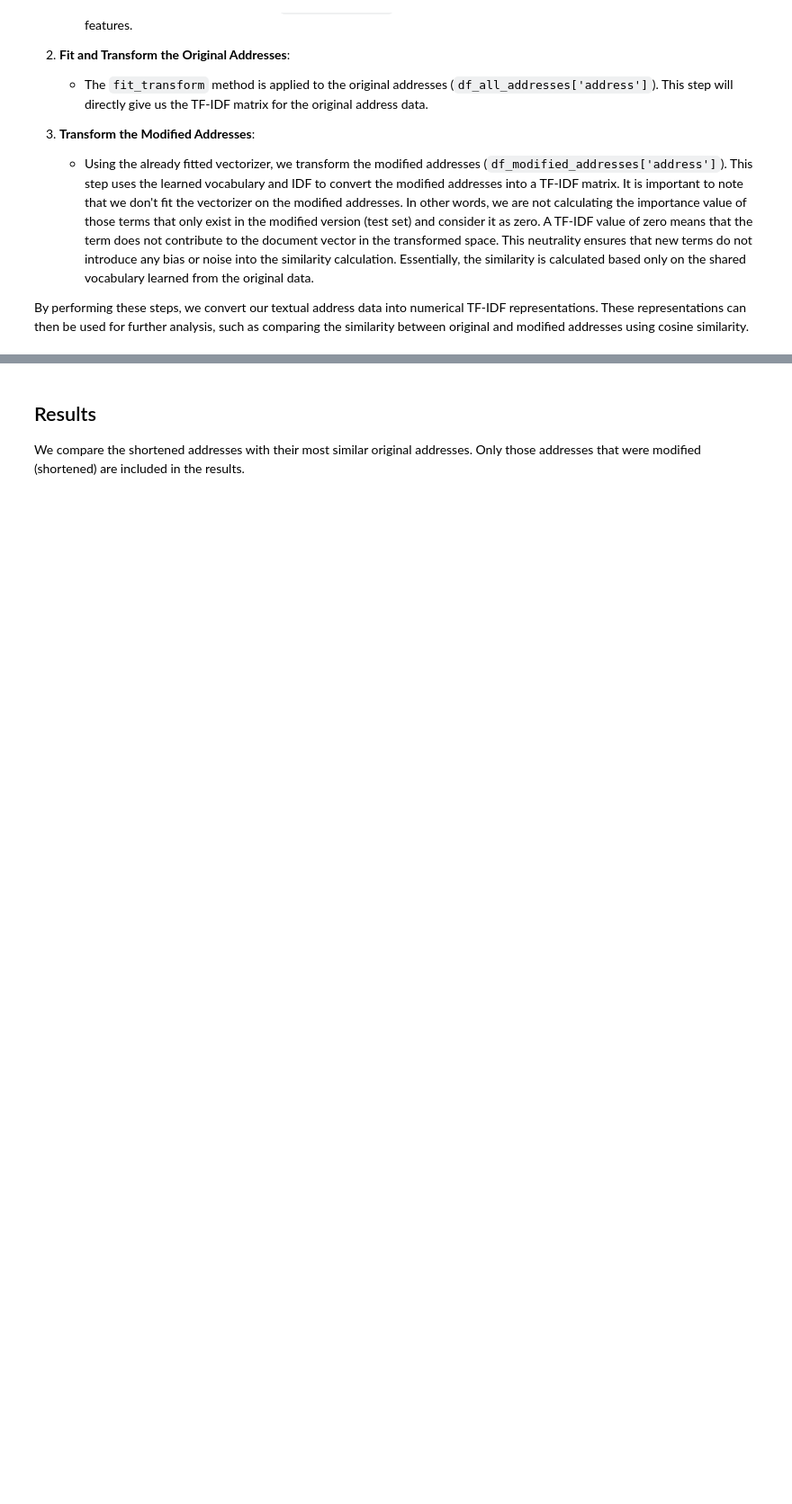
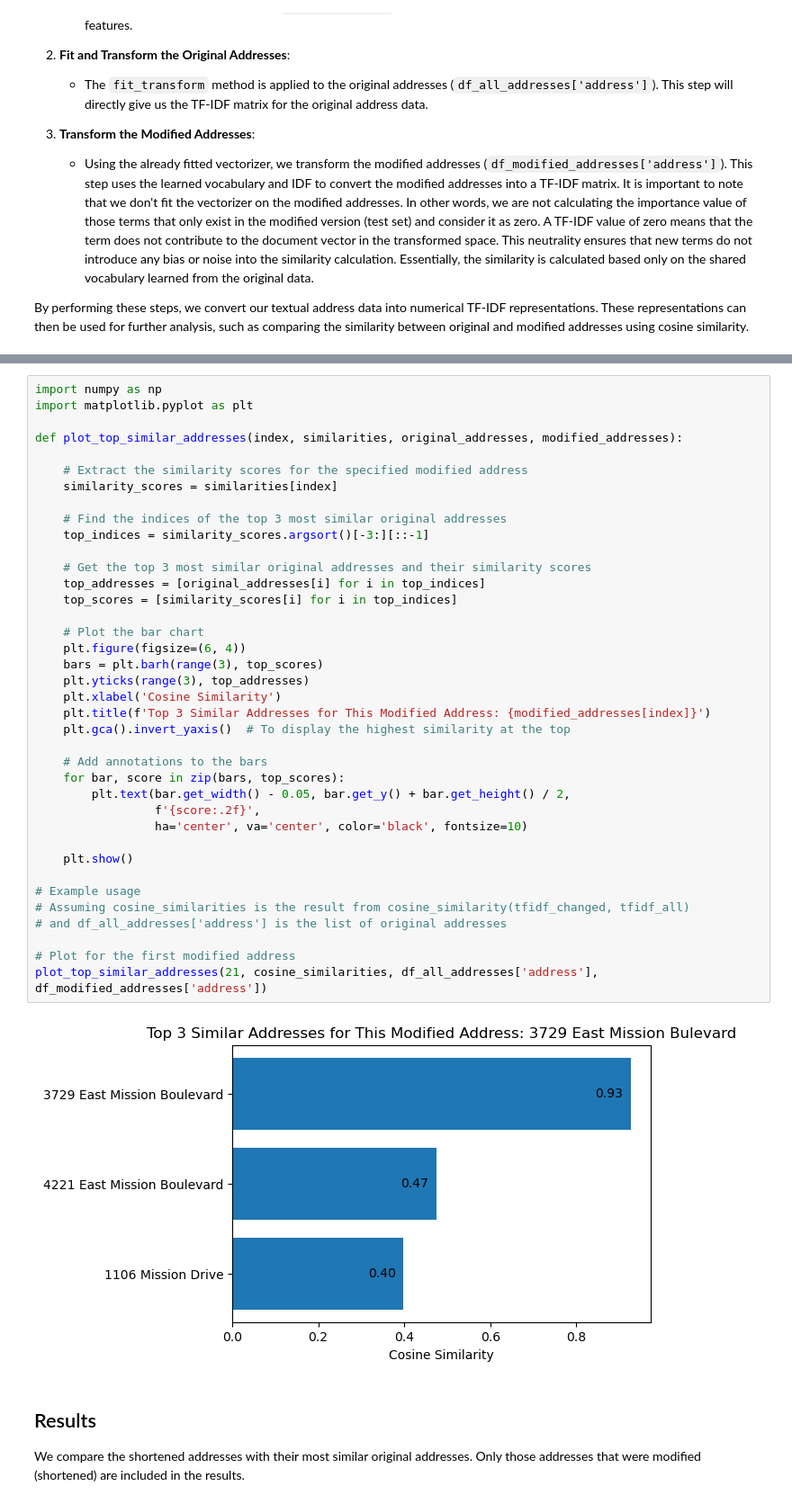
Before and after one commit to aleereza/address-similarity-analysis, a Jupyter notebook: notebooks/address-similarity-analysis.ipynb, the cells around one changed output, grey strips where cells are left out. Shown: that part at 90% size. Drawn from its saved outputs; the diff is of its cells as text; blank space fills up the shorter version.

```diff
--- a/notebooks/address-similarity-analysis.ipynb
+++ b/notebooks/address-similarity-analysis.ipynb
@@ -280,3 +303,43 @@ most_similar_addresses = find_most_similar_address(cosine_similarities, df_all_a
+# %%
+import numpy as np
+import matplotlib.pyplot as plt
+
+def plot_top_similar_addresses(index, similarities, original_addresses, modified_addresses):
+
+    # Extract the similarity scores for the specified modified address
+    similarity_scores = similarities[index]
+
+    # Find the indices of the top 3 most similar original addresses
+    top_indices = similarity_scores.argsort()[-3:][::-1]
+
+    # Get the top 3 most similar original addresses and their similarity scores
+    top_addresses = [original_addresses[i] for i in top_indices]
+    top_scores = [similarity_scores[i] for i in top_indices]
+
+    # Plot the bar chart
+    plt.figure(figsize=(6, 4))
+    bars = plt.barh(range(3), top_scores)
+    plt.yticks(range(3), top_addresses)
+    plt.xlabel('Cosine Similarity')
+    plt.title(f'Top 3 Similar Addresses for This Modified Address: {modified_addresses[index]}')
+    plt.gca().invert_yaxis()  # To display the highest similarity at the top
+
+    # Add annotations to the bars
+    for bar, score in zip(bars, top_scores):
+        plt.text(bar.get_width() - 0.05, bar.get_y() + bar.get_height() / 2,
+                 f'{score:.2f}',
+                 ha='center', va='center', color='black', fontsize=10)
+
+    plt.show()
+
+# Example usage
+# Assuming cosine_similarities is the result from cosine_similarity(tfidf_changed, tfidf_all)
+# and df_all_addresses['address'] is the list of original addresses
+
+# Plot for the first modified address
+plot_top_similar_addresses(21, cosine_similarities, df_all_addresses['address'], df_modified_addresses['address'])
+# %% [output]
+[figure, added]
 # %% [markdown]
 ## Results
 We compare the shortened addresses with their most similar original addresses. Only those addresses that were modified (shortened) are included in the results.
```
Also changed, not shown: parts of 15 cells of this notebook.
